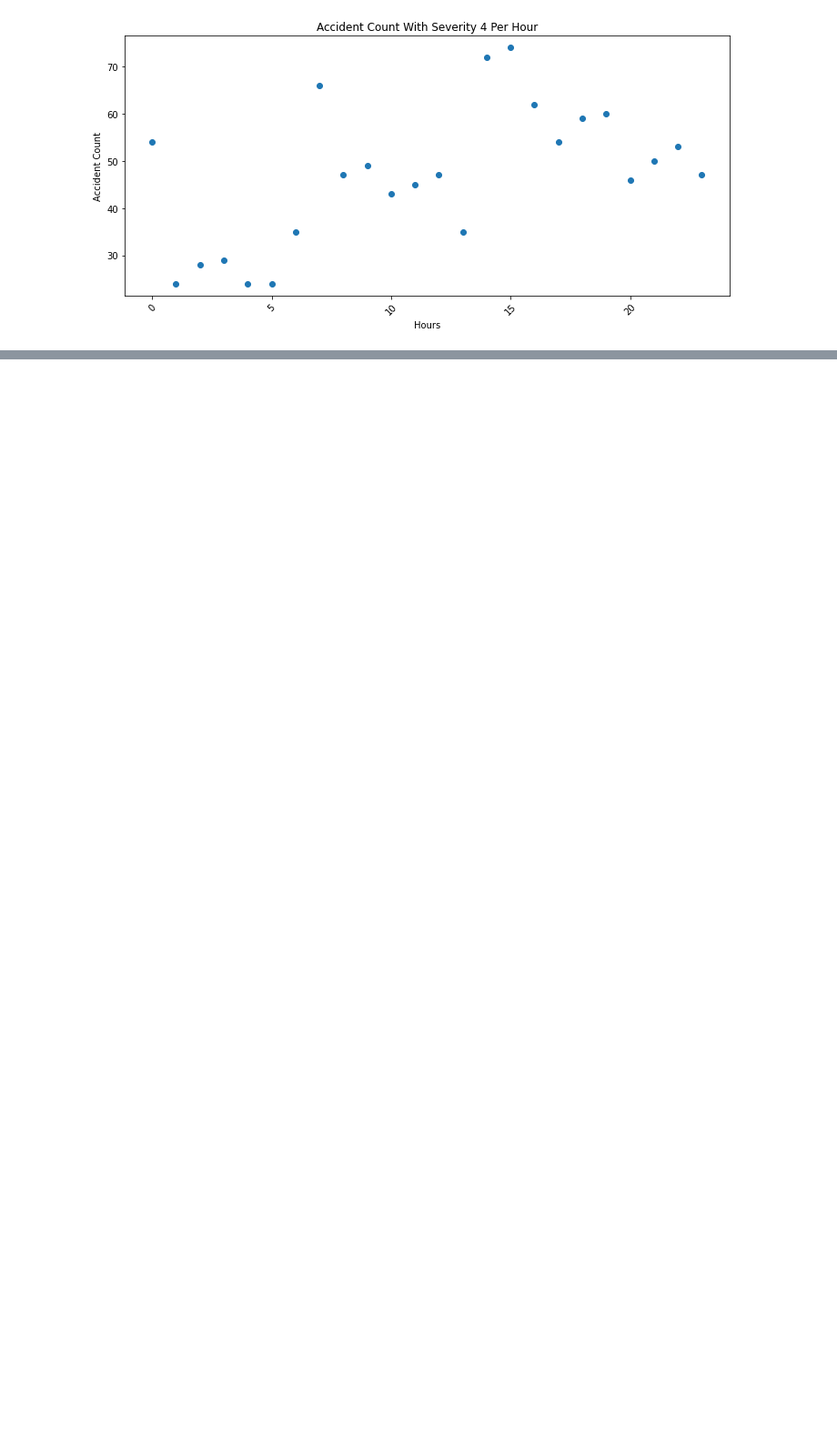
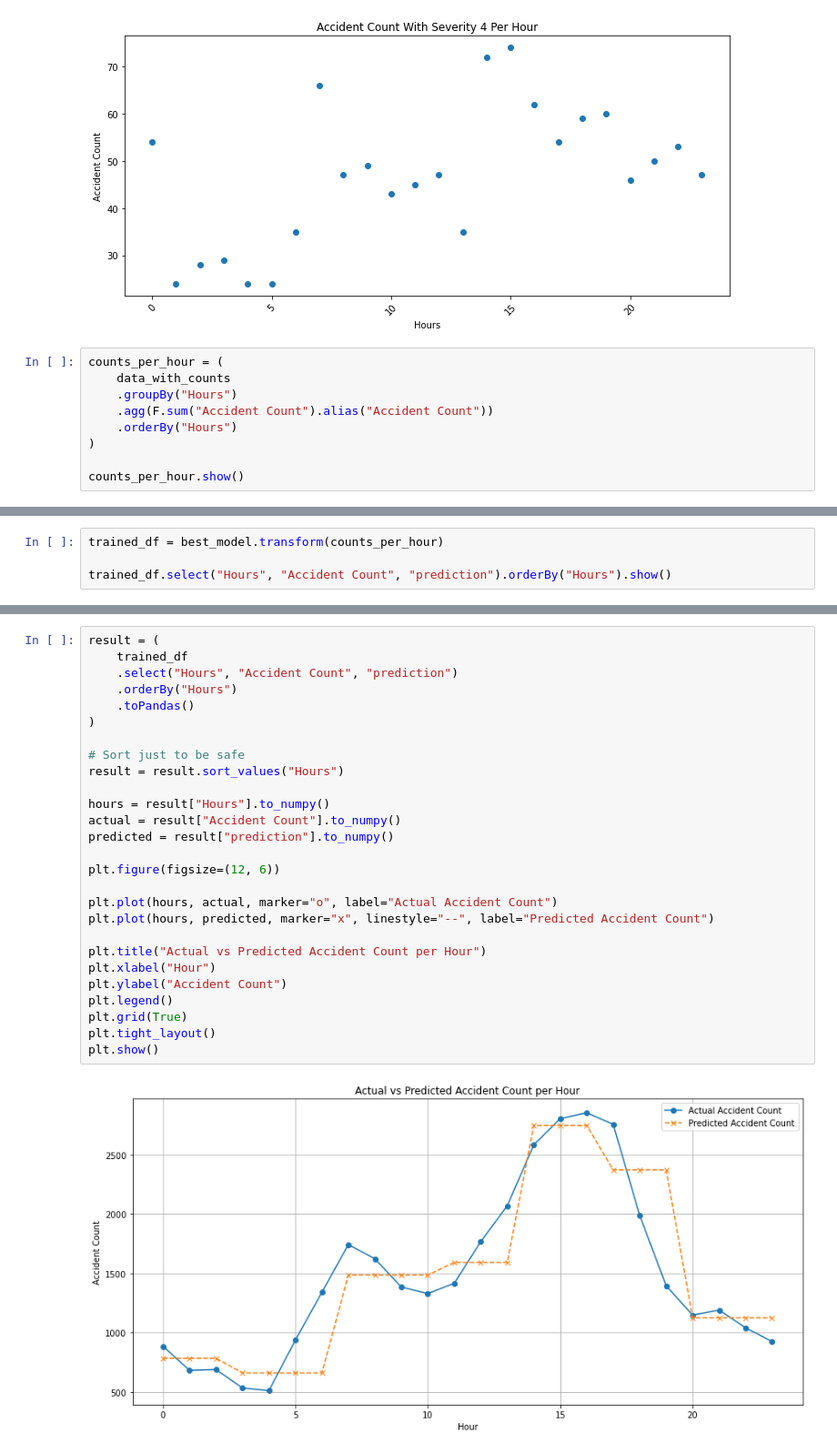
Before and after one commit to rujhannajib/crashcrew, a Jupyter notebook: Severity_Prediction.ipynb, the cells around one changed output, grey strips where cells are left out. Shown at 91% size. Saved outputs shown, nothing was run; the diff lists cells and outputs as text; blank space fills up the shorter version.

Commit message:
add training models

```diff
--- a/Severity_Prediction.ipynb
+++ b/Severity_Prediction.ipynb
@@ -153,3 +127,12 @@ for i in range(1, 5):
 [figure]
 [figure]
 [figure]
+# %%
+counts_per_hour = (
+    data_with_counts
+    .groupBy("Hours")
+    .agg(F.sum("Accident Count").alias("Accident Count"))
+    .orderBy("Hours")
+)
+
+counts_per_hour.show()
@@ -155,0 +222,4 @@ for i in range(1, 5):
+# %%
+trained_df = best_model.transform(counts_per_hour)
+
+trained_df.select("Hours", "Accident Count", "prediction").orderBy("Hours").show()
@@ -155,0 +244,29 @@ for i in range(1, 5):
+# %%
+result = (
+    trained_df
+    .select("Hours", "Accident Count", "prediction")
+    .orderBy("Hours")
+    .toPandas()
+)
+
+# Sort just to be safe
+result = result.sort_values("Hours")
+
+hours = result["Hours"].to_numpy()
+actual = result["Accident Count"].to_numpy()
+predicted = result["prediction"].to_numpy()
+
+plt.figure(figsize=(12, 6))
+
+plt.plot(hours, actual, marker="o", label="Actual Accident Count")
+plt.plot(hours, predicted, marker="x", linestyle="--", label="Predicted Accident Count")
+
+plt.title("Actual vs Predicted Accident Count per Hour")
+plt.xlabel("Hour")
+plt.ylabel("Accident Count")
+plt.legend()
+plt.grid(True)
+plt.tight_layout()
+plt.show()
+# %% [output]
+[figure, added]
```
Also changed, not shown: parts of 8 cells of this notebook.
